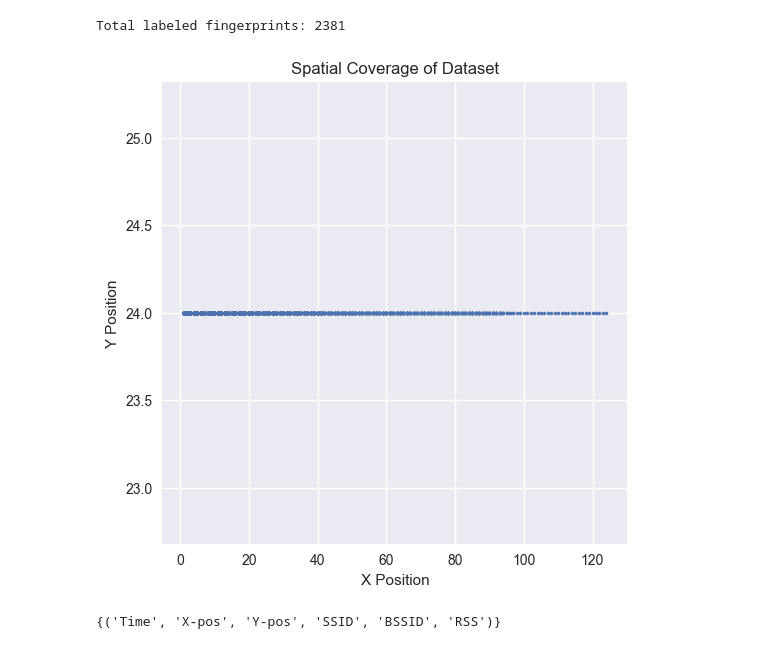
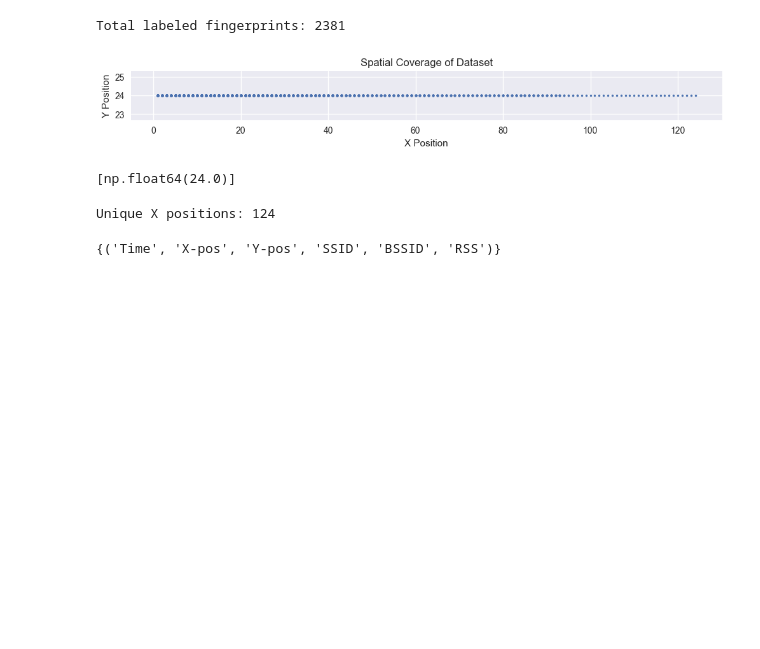
Before and after one commit to jayyGPT/SURA, a Jupyter notebook: DataAnalysis.ipynb, the cells around one changed output. Saved outputs shown, nothing was run; the diff lists cells and outputs as text; code cells hidden in the pictures; blank space fills up the shorter version.

```diff
--- a/DataAnalysis.ipynb
+++ b/DataAnalysis.ipynb
@@ -328,14 +328,42 @@ print("Total labeled fingerprints:", len(x_positions))
 # %% [output]
 Total labeled fingerprints: 2381
 # %%
-plt.figure(figsize=(6,6))
+plt.figure(figsize=(12,1))
 plt.scatter(x_positions, y_positions, s=5)
 plt.title("Spatial Coverage of Dataset")
 plt.xlabel("X Position")
 plt.ylabel("Y Position")
 plt.show()
 # %% [output]
-[figure, old version]
+[figure, new version]
+# %%
+unique_y = set()
+
+for file in wifi_files:
+    df = pd.read_excel(file)
+
+    if "Y-pos" in df.columns:
+        y = df["Y-pos"].dropna()
+        if len(y) > 0:
+            unique_y.add(y.iloc[0])
+
+print(sorted(unique_y))
+# %% [output]
+[np.float64(24.0)]
+# %%
+unique_x = set()
+
+for file in wifi_files:
+    df = pd.read_excel(file)
+
+    if "X-pos" in df.columns:
+        x = df["X-pos"].dropna()
+        if len(x) > 0:
+            unique_x.add(x.iloc[0])
+
+print("Unique X positions:", len(unique_x))
+# %% [output]
+Unique X positions: 124
 # %%
 column_sets = set()
 
```
Also changed, not shown: 3 other files.
